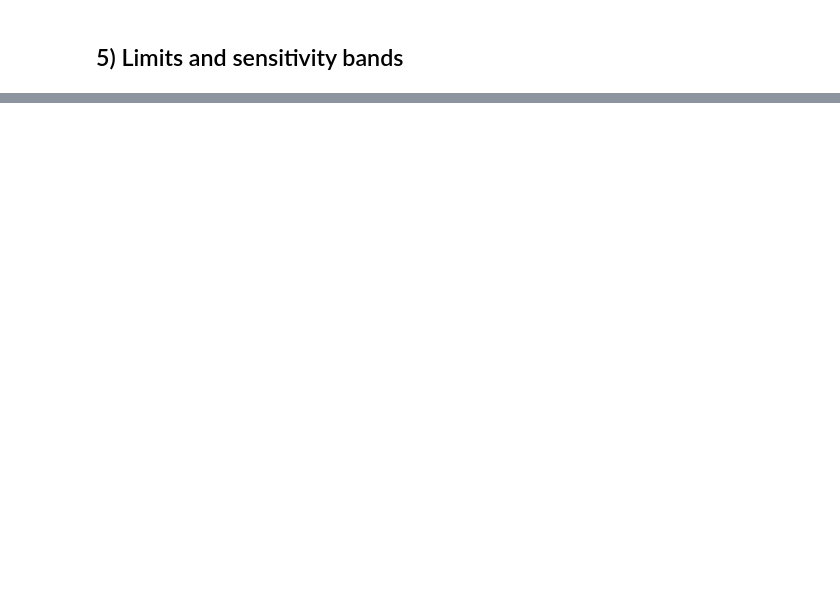
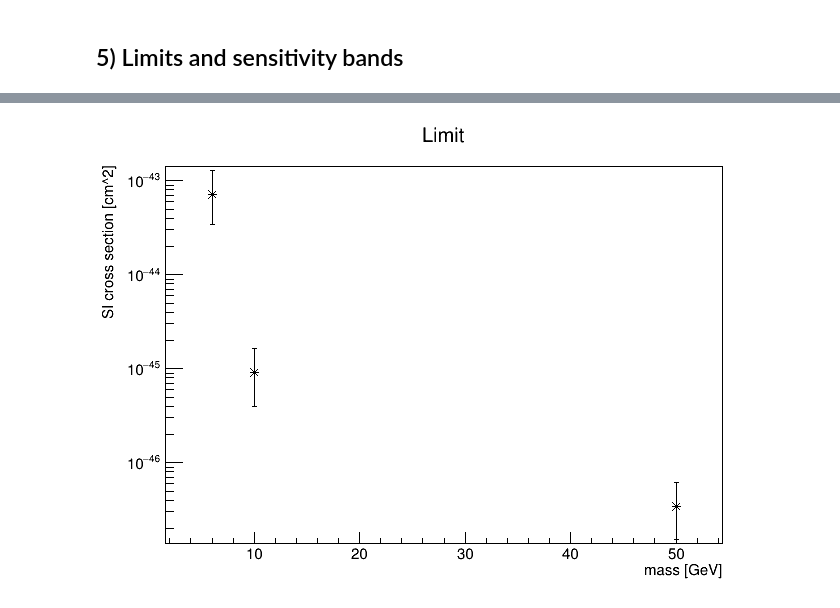
Before and after one commit to XENON1T/Xephyr, a Jupyter notebook: notebooks/ToyFitter.ipynb, the cells around one changed output, grey strips where cells are left out. Drawn from its saved outputs; the diff is of its cells as text; code cells hidden in the pictures; blank space fills up the shorter version.

```diff
--- a/notebooks/ToyFitter.ipynb
+++ b/notebooks/ToyFitter.ipynb
@@ -347,0 +551,13 @@ fitter.spitTheLimit(&quantiles, 10  );
+# %%
+// Plot median and 1sigma band.
+
+limit_graph.SetTitle("Limit");
+limit_graph.GetXaxis()->SetRangeUser(1.E-48, 1.E-43);
+limit_graph.GetXaxis()->SetTitle("mass [GeV]");
+limit_graph.GetYaxis()->SetTitle("SI cross section [cm^2]");
+gPad->SetLogy();
+limit_graph.Draw("A*");
+
+can->Draw();
+# %% [output]
+[figure, added]
```
Also changed, not shown: parts of 17 cells of this notebook, 5 other files.
